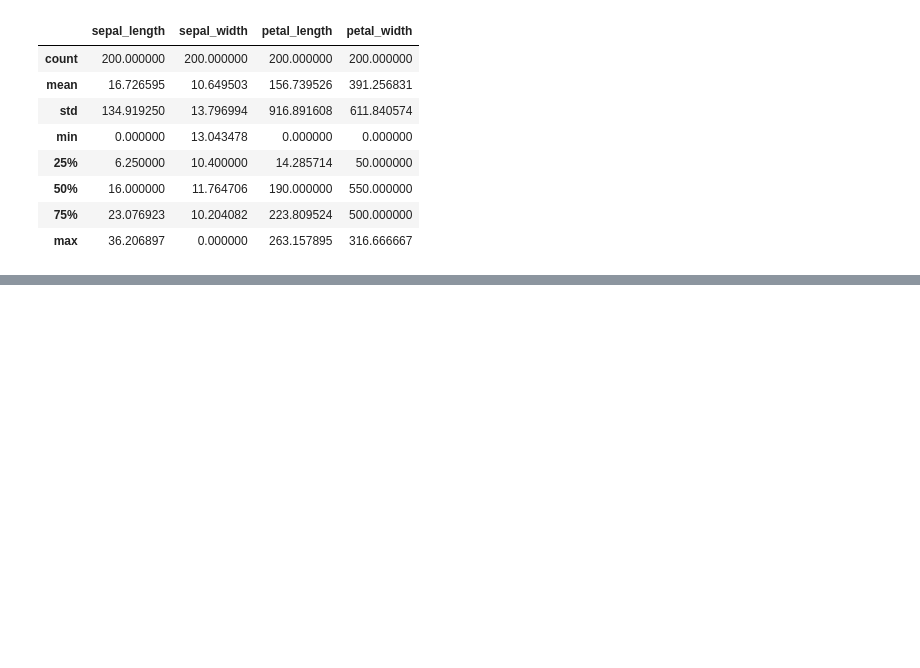
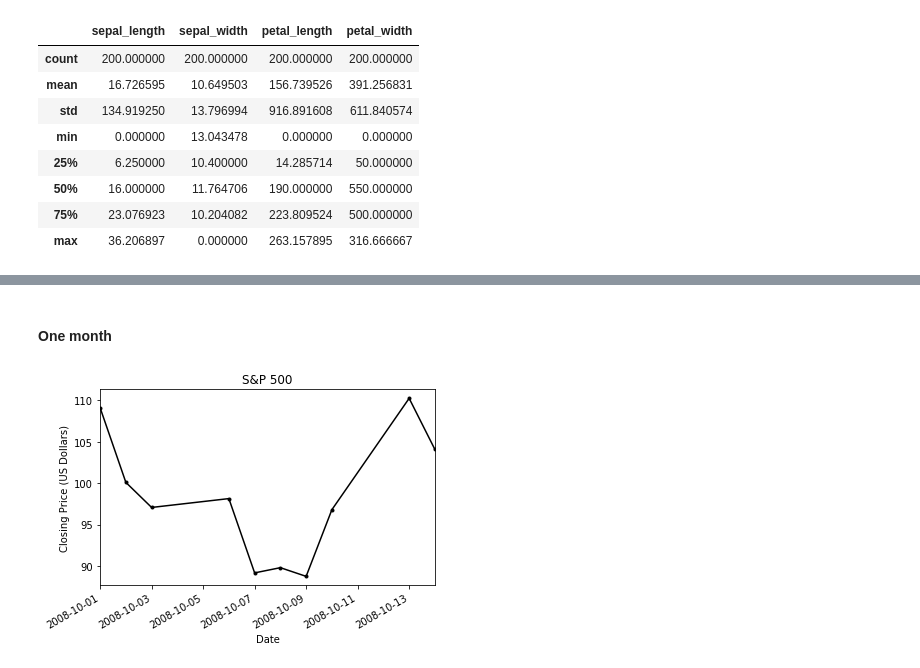
Before and after one commit to MikaelaKlein/Datacamp-Courses, a Jupyter notebook: Data Scientist with Python/08 - pandas Foundations.ipynb, the cells around one changed output, grey strips where cells are left out. Saved outputs shown, nothing was run; the diff lists cells and outputs as text; code cells hidden in the pictures; blank space fills up the shorter version.

```diff
--- a/Data Scientist with Python/08 - pandas Foundations.ipynb
+++ b/Data Scientist with Python/08 - pandas Foundations.ipynb
@@ -700,0 +1030,8 @@ error_setosa
+# %% [markdown]
+#### One month
+# %%
+aapl.loc['2008-10','Close'].plot(style='k.-', title = 'S&P 500')
+plt.ylabel('Closing Price (US Dollars)')
+plt.show()
+# %% [output]
+[figure, added]
```
Also changed, not shown: parts of 57 cells of this notebook.
